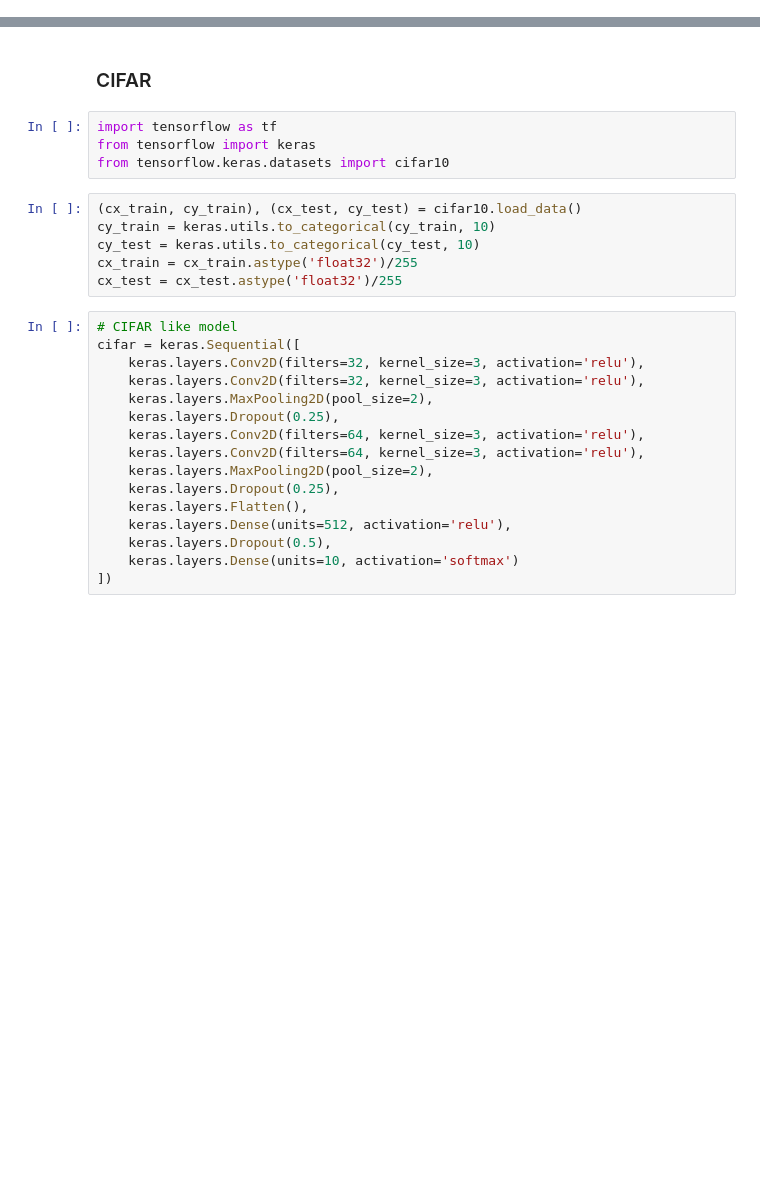
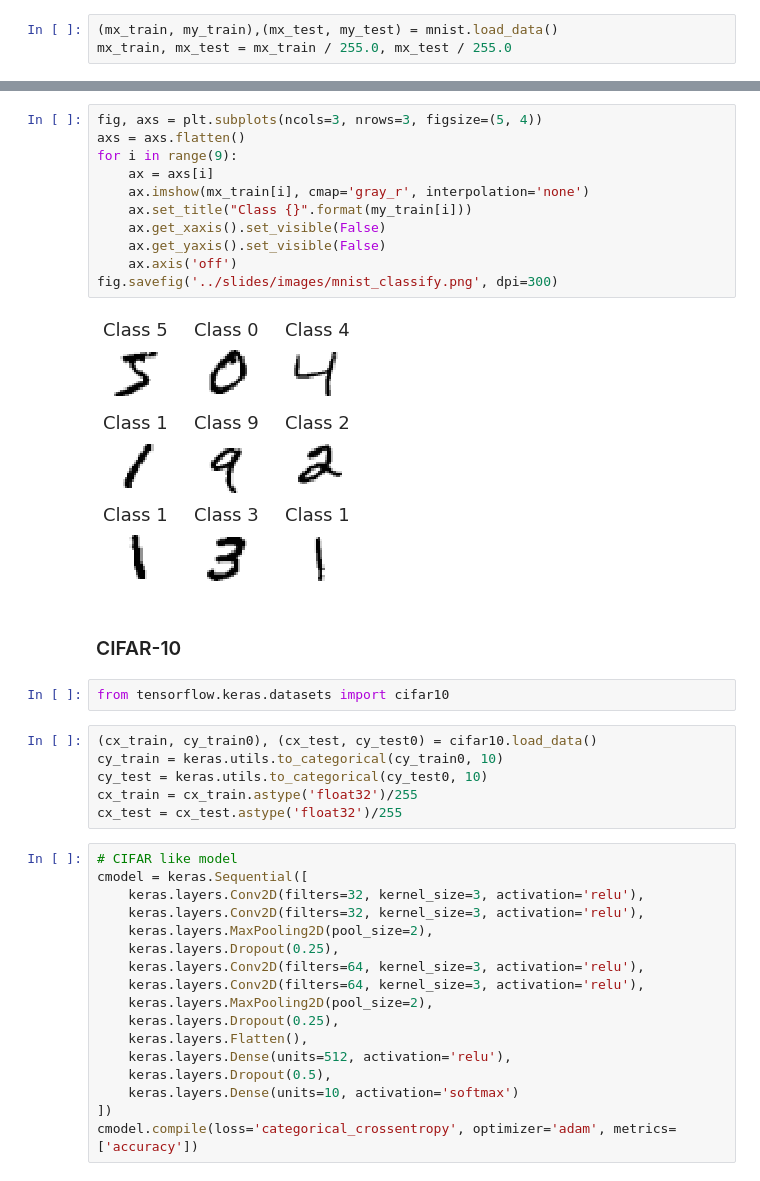
Before and after one commit to iamlemec/landsat, a Jupyter notebook: notebooks/keras.ipynb, the cells around one changed output, grey strips where cells are left out. Drawn from its saved outputs; the diff is of its cells as text; blank space fills up the shorter version.

Commit message:
slide start

```diff
--- a/notebooks/keras.ipynb
+++ b/notebooks/keras.ipynb
@@ -0,0 +13,3 @@
+# %%
+(mx_train, my_train),(mx_test, my_test) = mnist.load_data()
+mx_train, mx_test = mx_train / 255.0, mx_test / 255.0
@@ -1,18 +63,29 @@
+# %%
+fig, axs = plt.subplots(ncols=3, nrows=3, figsize=(5, 4))
+axs = axs.flatten()
+for i in range(9):
+    ax = axs[i]
+    ax.imshow(mx_train[i], cmap='gray_r', interpolation='none')
+    ax.set_title("Class {}".format(my_train[i]))
+    ax.get_xaxis().set_visible(False)
+    ax.get_yaxis().set_visible(False)
+    ax.axis('off')
+fig.savefig('../slides/images/mnist_classify.png', dpi=300)
+# %% [output]
+[figure, added]
 # %% [markdown]
-### CIFAR
+### CIFAR-10
 # %%
-import tensorflow as tf
-from tensorflow import keras
 from tensorflow.keras.datasets import cifar10
 # %%
-(cx_train, cy_train), (cx_test, cy_test) = cifar10.load_data()
-cy_train = keras.utils.to_categorical(cy_train, 10)
-cy_test = keras.utils.to_categorical(cy_test, 10)
+(cx_train, cy_train0), (cx_test, cy_test0) = cifar10.load_data()
+cy_train = keras.utils.to_categorical(cy_train0, 10)
+cy_test = keras.utils.to_categorical(cy_test0, 10)
 cx_train = cx_train.astype('float32')/255
 cx_test = cx_test.astype('float32')/255
 # %%
 # CIFAR like model
-cifar = keras.Sequential([
+cmodel = keras.Sequential([
     keras.layers.Conv2D(filters=32, kernel_size=3, activation='relu'),
     keras.layers.Conv2D(filters=32, kernel_size=3, activation='relu'),
     keras.layers.MaxPooling2D(pool_size=2),
@@ -26,4 +99,5 @@ cifar = keras.Sequential([
     keras.layers.Dropout(0.5),
     keras.layers.Dense(units=10, activation='softmax')
 ])
+cmodel.compile(loss='categorical_crossentropy', optimizer='adam', metrics=['accuracy'])
 # %%
```
Also changed, not shown: parts of 12 cells of this notebook, 8 other files.
